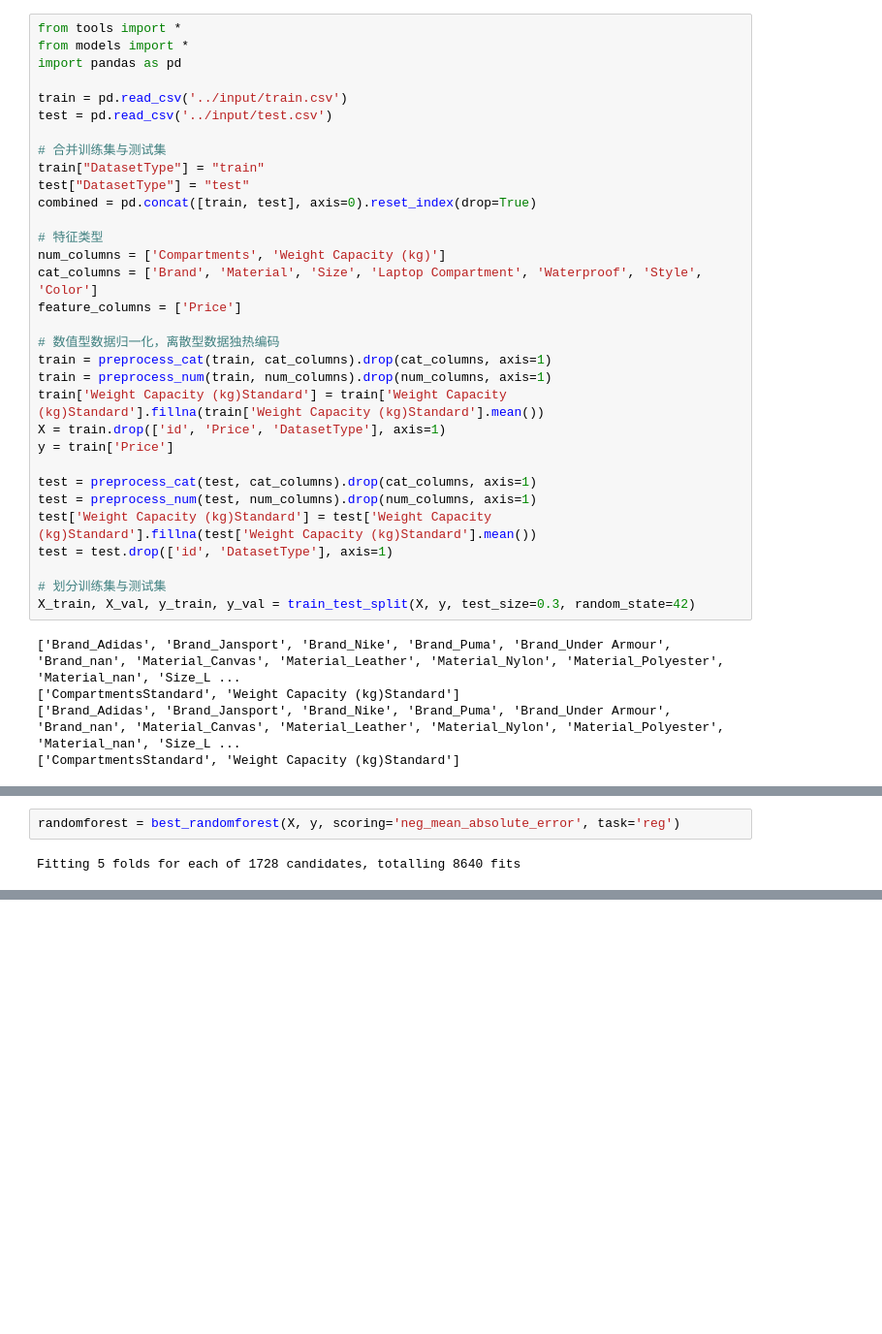
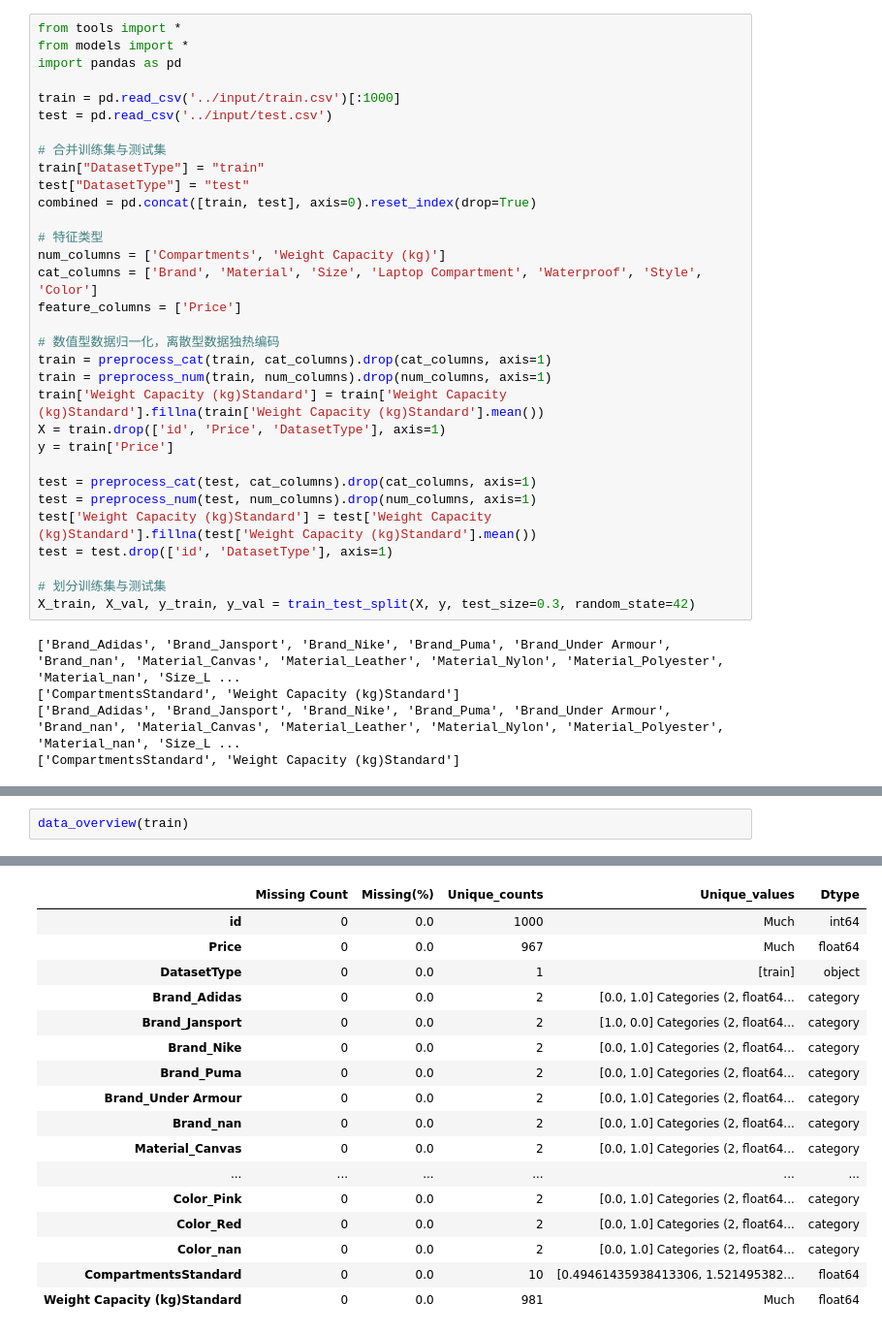
Before and after one commit to OneRaise5385/Backpack, a Jupyter notebook: notebooks/backpack.ipynb, the cells around one changed output, grey strips where cells are left out. Shown: that part at 97% size. Saved outputs shown, nothing was run; the diff lists cells and outputs as text; blank space fills up the shorter version.

```diff
--- a/notebooks/backpack.ipynb
+++ b/notebooks/backpack.ipynb
@@ -159,7 +159,7 @@ from tools import *
 from models import *
 import pandas as pd
 
-train = pd.read_csv('../input/train.csv')
+train = pd.read_csv('../input/train.csv')[:1000]
 test = pd.read_csv('../input/test.csv')
 
 # 合并训练集与测试集
@@ -279,4 +194,3 @@ def best_randomforest(X : pd.DataFrame,
-# %%
-randomforest = best_randomforest(X, y, scoring='neg_mean_absolute_error', task='reg')
-# %% [output]
-Fitting 5 folds for each of 1728 candidates, totalling 8640 fits
+# %%
+data_overview(train)
+# %% [output]
@@ -282,0 +209,17 @@ Fitting 5 folds for each of 1728 candidates, totalling 8640 fits
+|  | Missing Count | Missing(%) | Unique_counts | Unique_values | Dtype |
+| id | 0 | 0.0 | 1000 | Much | int64 |
+| Price | 0 | 0.0 | 967 | Much | float64 |
+| DatasetType | 0 | 0.0 | 1 | [train] | object |
+| Brand_Adidas | 0 | 0.0 | 2 | [0.0, 1.0] Categories (2, float64... | category |
+| Brand_Jansport | 0 | 0.0 | 2 | [1.0, 0.0] Categories (2, float64... | category |
+| Brand_Nike | 0 | 0.0 | 2 | [0.0, 1.0] Categories (2, float64... | category |
+| Brand_Puma | 0 | 0.0 | 2 | [0.0, 1.0] Categories (2, float64... | category |
+| Brand_Under Armour | 0 | 0.0 | 2 | [0.0, 1.0] Categories (2, float64... | category |
+| Brand_nan | 0 | 0.0 | 2 | [0.0, 1.0] Categories (2, float64... | category |
+| Material_Canvas | 0 | 0.0 | 2 | [0.0, 1.0] Categories (2, float64... | category |
+| ... | ... | ... | ... | ... | ... |
+| Color_Pink | 0 | 0.0 | 2 | [0.0, 1.0] Categories (2, float64... | category |
+| Color_Red | 0 | 0.0 | 2 | [0.0, 1.0] Categories (2, float64... | category |
+| Color_nan | 0 | 0.0 | 2 | [0.0, 1.0] Categories (2, float64... | category |
+| CompartmentsStandard | 0 | 0.0 | 10 | [0.49461435938413306, 1.521495382... | float64 |
+| Weight Capacity (kg)Standard | 0 | 0.0 | 981 | Much | float64 |
```
Also changed, not shown: parts of 5 cells of this notebook, 10 other files.
